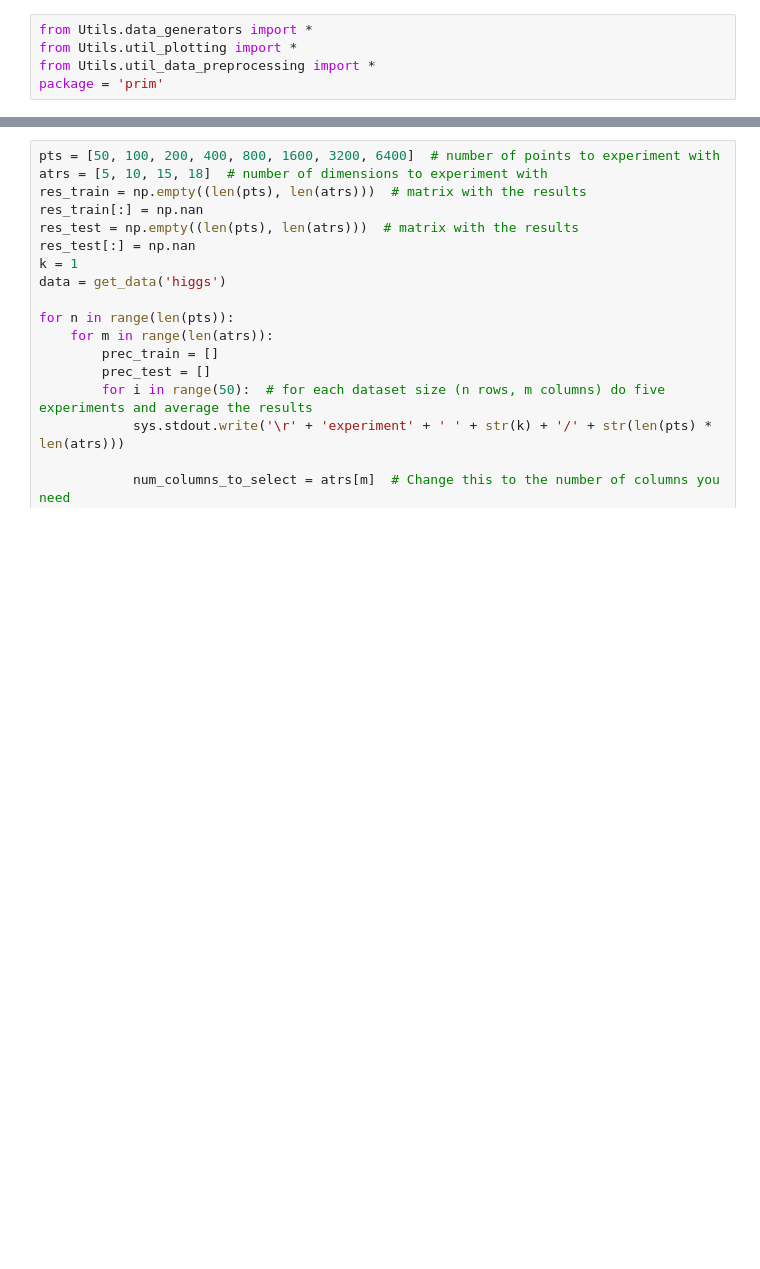
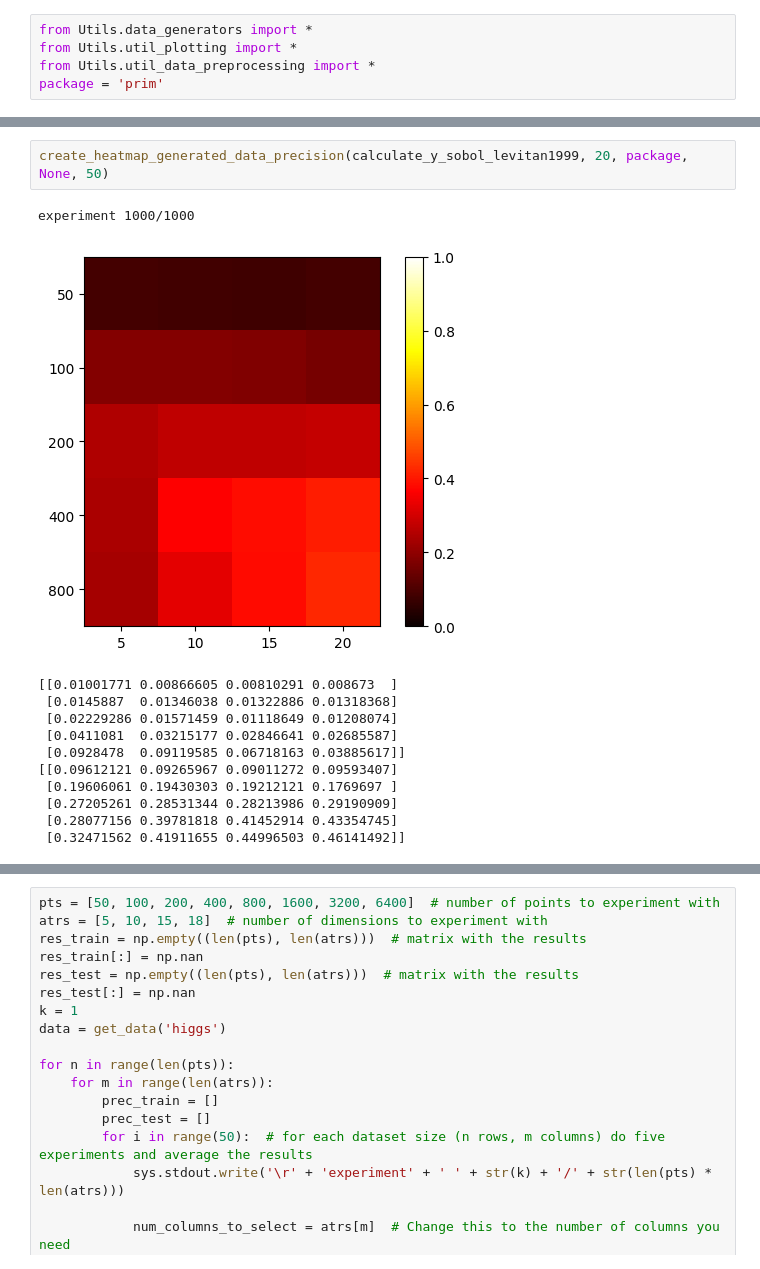
Before and after one commit to inagege/ImprovingSubgroupDiscovery, a Jupyter notebook: PRIM_Performance_Analyzing/PRIM_Baseline.ipynb, the cells around one changed output, grey strips where cells are left out. Drawn from its saved outputs; the diff is of its cells as text; blank space fills up the shorter version.

```diff
--- a/PRIM_Performance_Analyzing/PRIM_Baseline.ipynb
+++ b/PRIM_Performance_Analyzing/PRIM_Baseline.ipynb
@@ -243,3 +52,18 @@ experiment 720/240
+# %%
+create_heatmap_generated_data_precision(calculate_y_sobol_levitan1999, 20, package, None, 50)
+# %% [output]
+experiment 1000/1000
+[figure, added]
+[[0.01001771 0.00866605 0.00810291 0.008673  ]
+ [0.0145887  0.01346038 0.01322886 0.01318368]
+ [0.02229286 0.01571459 0.01118649 0.01208074]
+ [0.0411081  0.03215177 0.02846641 0.02685587]
+ [0.0928478  0.09119585 0.06718163 0.03885617]]
+[[0.09612121 0.09265967 0.09011272 0.09593407]
+ [0.19606061 0.19430303 0.19212121 0.1769697 ]
+ [0.27205261 0.28531344 0.28213986 0.29190909]
+ [0.28077156 0.39781818 0.41452914 0.43354745]
+ [0.32471562 0.41911655 0.44996503 0.46141492]]
 # %%
 pts = [50, 100, 200, 400, 800, 1600, 3200, 6400]  # number of points to experiment with
 atrs = [5, 10, 15, 18]  # number of dimensions to experiment with
```
Also changed, not shown: parts of 14 cells of this notebook, 48 other files.
